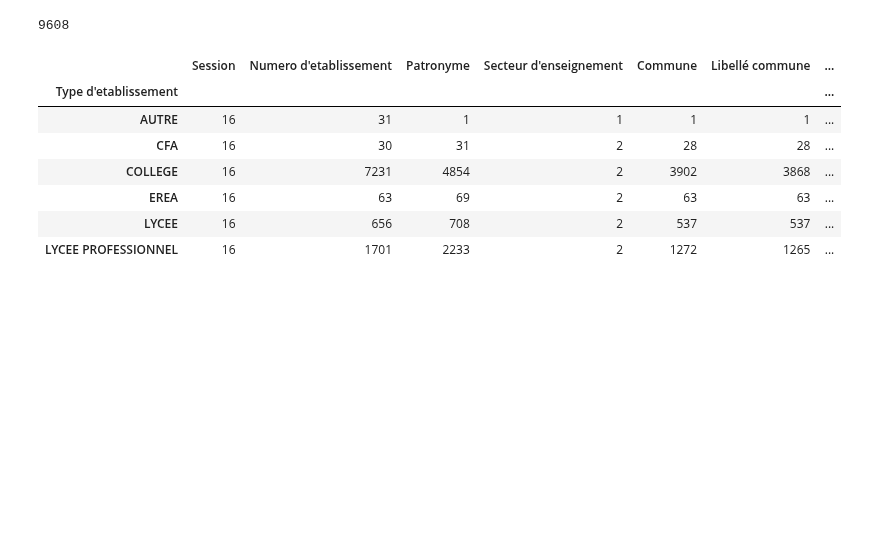
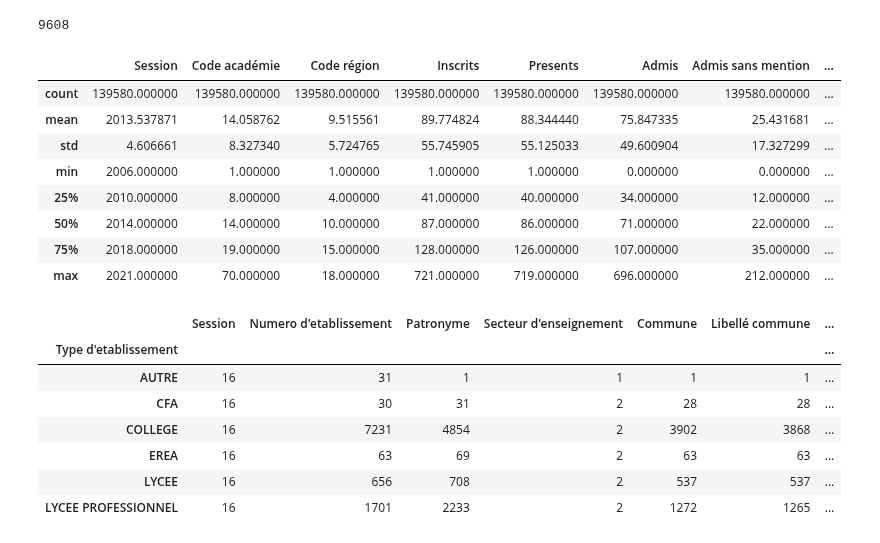
Before and after one commit to Nemesis81/PrezJedah, a Jupyter notebook: cleaningscripte/cleaning_DNB.ipynb, the cells around one changed output. Saved outputs shown, nothing was run; the diff lists cells and outputs as text; code cells hidden in the pictures; blank space fills up the shorter version.

```diff
--- a/cleaningscripte/cleaning_DNB.ipynb
+++ b/cleaningscripte/cleaning_DNB.ipynb
@@ -50,6 +50,18 @@ dfDNB["Numero d'etablissement"].nunique()
 #  En effet, a priori, certains lycées font passer le brevet, notamment les lycées professionnels, CFA,
 # %% [output]
 9608
+# %%
+dfDNB.describe()
+# %% [output]
+|  | Session | Code académie | Code région | Inscrits | Presents | Admis | Admis sans mention | ... |
+| count | 139580.000000 | 139580.000000 | 139580.000000 | 139580.000000 | 139580.000000 | 139580.000000 | 139580.000000 | ... |
+| mean | 2013.537871 | 14.058762 | 9.515561 | 89.774824 | 88.344440 | 75.847335 | 25.431681 | ... |
+| std | 4.606661 | 8.327340 | 5.724765 | 55.745905 | 55.125033 | 49.600904 | 17.327299 | ... |
+| min | 2006.000000 | 1.000000 | 1.000000 | 1.000000 | 1.000000 | 0.000000 | 0.000000 | ... |
+| 25% | 2010.000000 | 8.000000 | 4.000000 | 41.000000 | 40.000000 | 34.000000 | 12.000000 | ... |
+| 50% | 2014.000000 | 14.000000 | 10.000000 | 87.000000 | 86.000000 | 71.000000 | 22.000000 | ... |
+| 75% | 2018.000000 | 19.000000 | 15.000000 | 128.000000 | 126.000000 | 107.000000 | 35.000000 | ... |
+| max | 2021.000000 | 70.000000 | 18.000000 | 721.000000 | 719.000000 | 696.000000 | 212.000000 | ... |
 # %%
 dfDNB.groupby('Type d\'etablissement').nunique()
 # %% [output]
```
Also changed, not shown: parts of 1 cell of this notebook, 3 other files.
